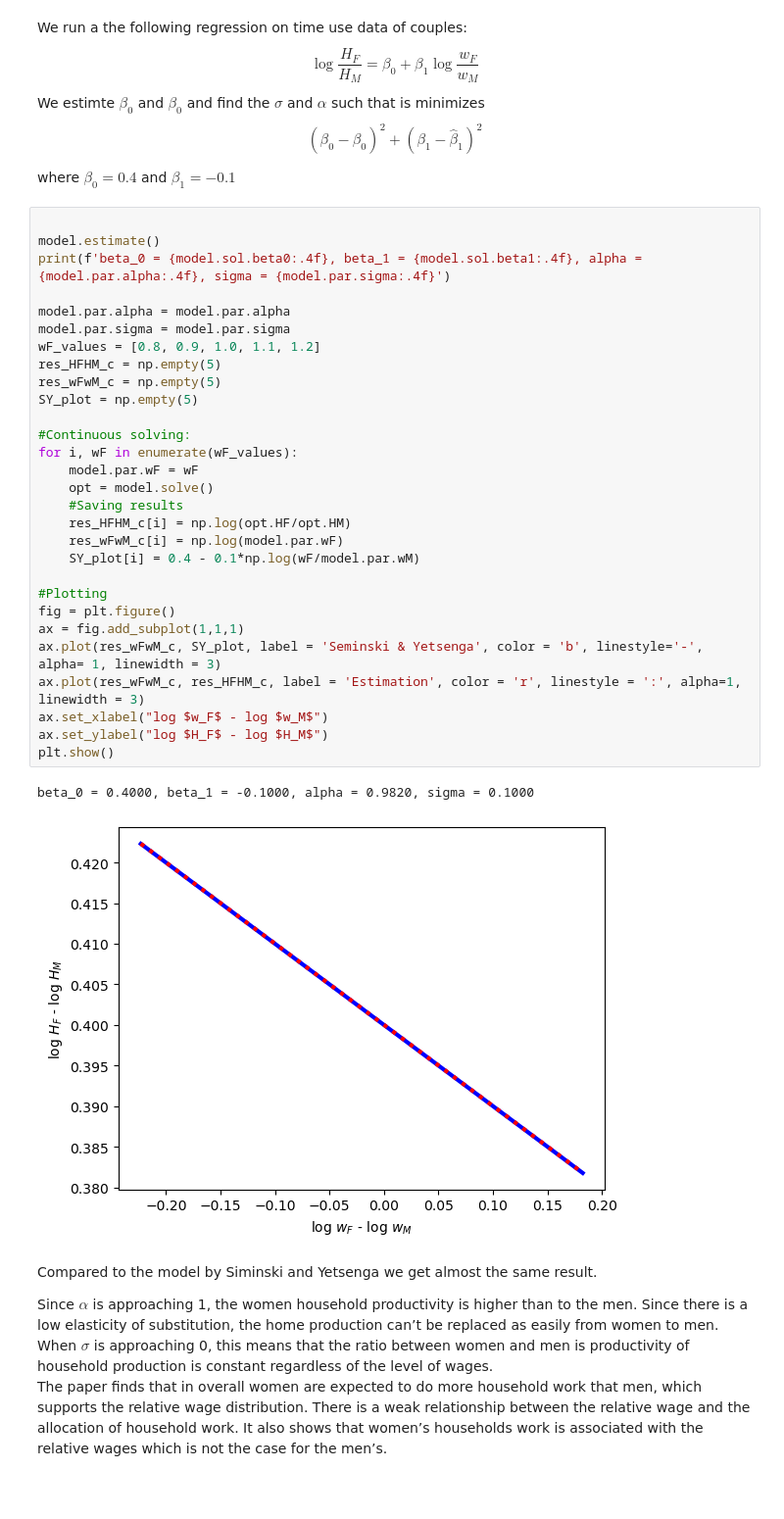
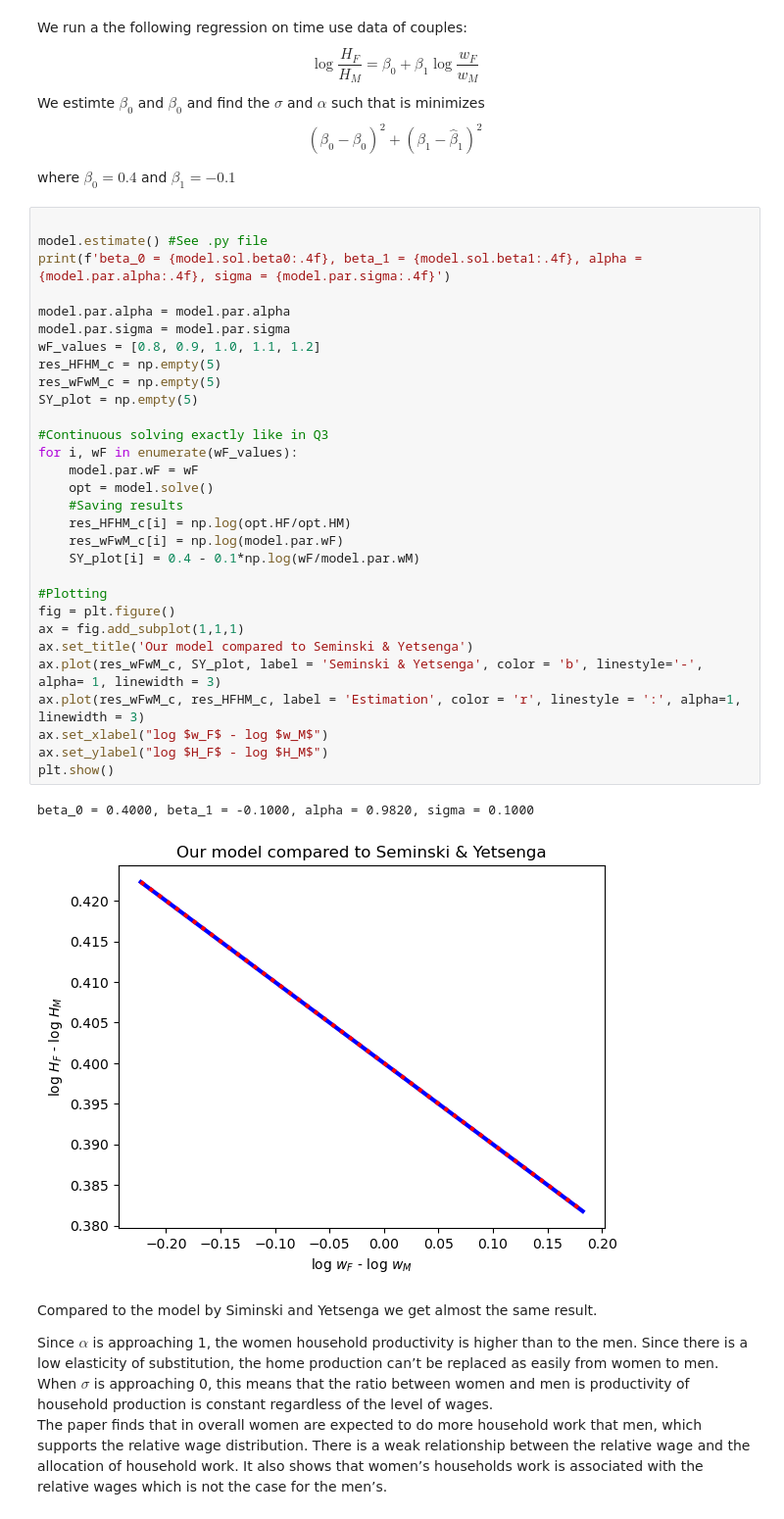
Before and after one commit to NumEconCopenhagen/projects-2023-jps, a Jupyter notebook: inauguralproject/inauguralproject.ipynb, the cells around one changed output. Shown at 98% size. Cells and saved outputs as stored; diff of their text form; blank space fills up the shorter version.

Commit message:
plot titles

```diff
--- a/inauguralproject/inauguralproject.ipynb
+++ b/inauguralproject/inauguralproject.ipynb
@@ -135,36 +141,37 @@ $$(\beta_{0}-\hat{\beta}_{0})^2+(\beta_{1}-\hat{\beta}_{1})^2$$
 where $\beta_{0}=0.4$ and $\beta_{1}=-0.1$
 # %%
 
-model.estimate()
+model.estimate() #See .py file
 print(f'beta_0 = {model.sol.beta0:.4f}, beta_1 = {model.sol.beta1:.4f}, alpha = {model.par.alpha:.4f}, sigma = {model.par.sigma:.4f}')
 
 model.par.alpha = model.par.alpha
 model.par.sigma = model.par.sigma
 wF_values = [0.8, 0.9, 1.0, 1.1, 1.2]
 res_HFHM_c = np.empty(5)
 res_wFwM_c = np.empty(5)
 SY_plot = np.empty(5)
 
-#Continuous solving:
+#Continuous solving exactly like in Q3
 for i, wF in enumerate(wF_values):
     model.par.wF = wF
     opt = model.solve()
     #Saving results
     res_HFHM_c[i] = np.log(opt.HF/opt.HM)
     res_wFwM_c[i] = np.log(model.par.wF)
     SY_plot[i] = 0.4 - 0.1*np.log(wF/model.par.wM)
 
 #Plotting
 fig = plt.figure()
 ax = fig.add_subplot(1,1,1)
+ax.set_title('Our model compared to Seminski & Yetsenga')
 ax.plot(res_wFwM_c, SY_plot, label = 'Seminski & Yetsenga', color = 'b', linestyle='-', alpha= 1, linewidth = 3)
 ax.plot(res_wFwM_c, res_HFHM_c, label = 'Estimation', color = 'r', linestyle = ':', alpha=1, linewidth = 3)
 ax.set_xlabel("log $w_F$ - log $w_M$")
 ax.set_ylabel("log $H_F$ - log $H_M$")
 plt.show()
 # %% [output]
 beta_0 = 0.4000, beta_1 = -0.1000, alpha = 0.9820, sigma = 0.1000
-[figure, old version]
+[figure, new version]
 # %% [markdown]
 Compared to the model by Siminski and Yetsenga we get almost the same result.
 
```
Also changed, not shown: parts of 3 cells of this notebook.
